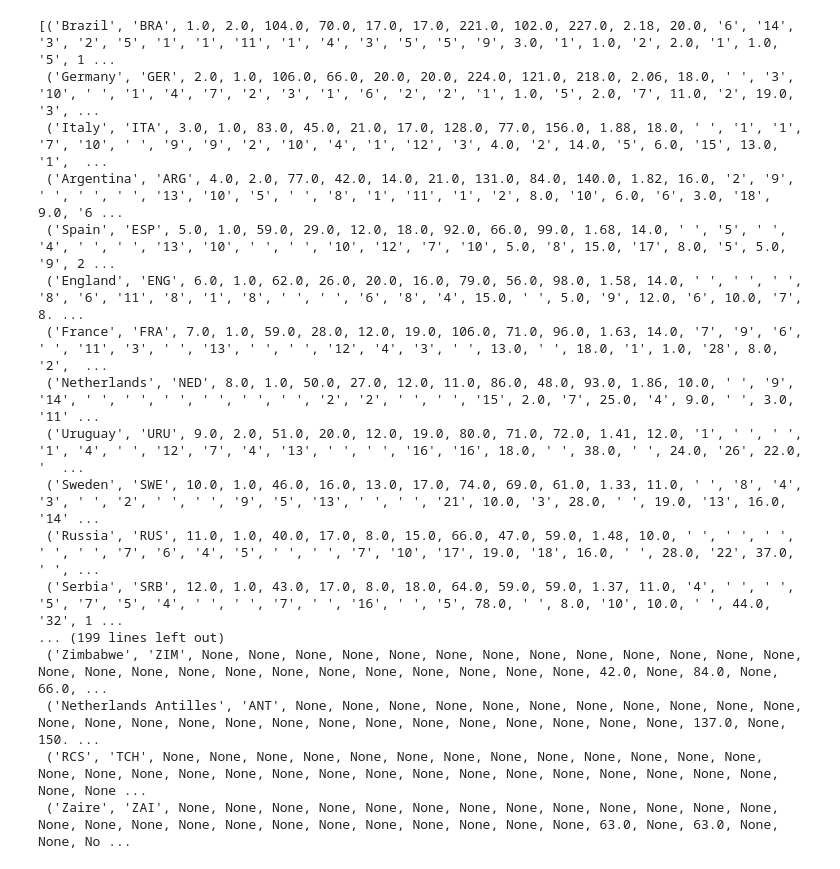
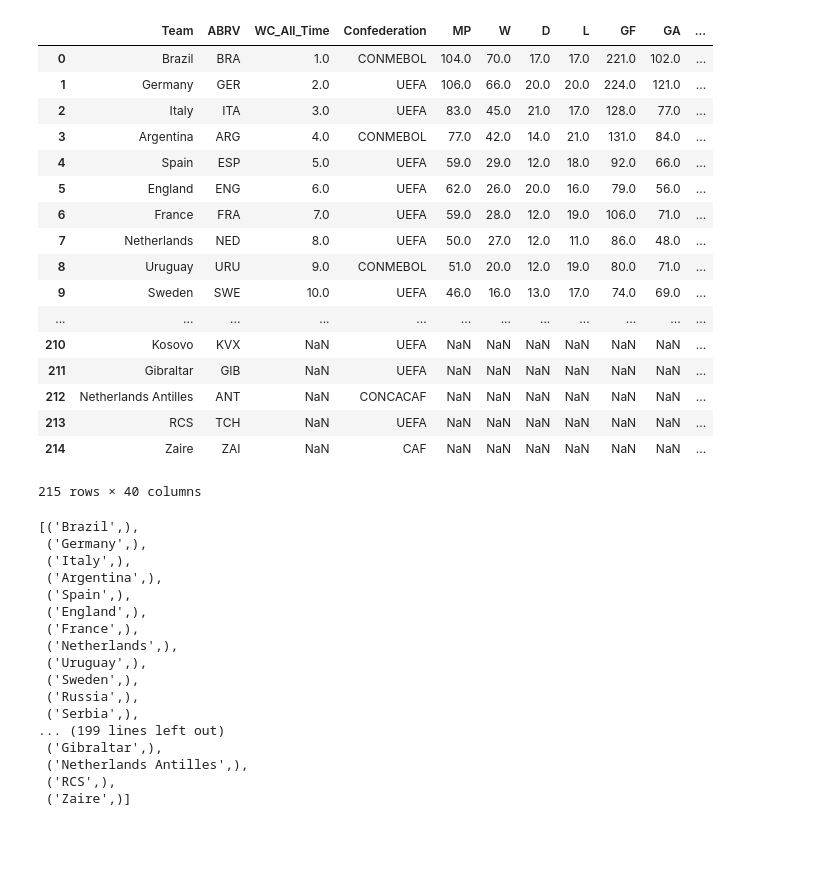
Before and after one commit to imtheaaron/World-Cup-Analysis, a Jupyter notebook: data/WC_to_SQLite.ipynb, the cells around one changed output. Saved outputs shown, nothing was run; the diff lists cells and outputs as text; code cells hidden in the pictures; blank space fills up the shorter version.

```diff
--- a/data/WC_to_SQLite.ipynb
+++ b/data/WC_to_SQLite.ipynb
@@ -7,23 +7,44 @@ engine = create_engine('sqlite:///C:\\Users\\zulim2\\Downloads\\Analytics\\World
 # %%
 df = pd.read_csv("World_Cup_Data_Combined.csv")
 df.to_sql("world_cup_db", con=engine, if_exists='fail', index=False)
+# %%
+df
+# %% [output]
+|  | Team | ABRV | WC_All_Time | Confederation | MP | W | D | L | GF | GA | ... |
+| 0 | Brazil | BRA | 1.0 | CONMEBOL | 104.0 | 70.0 | 17.0 | 17.0 | 221.0 | 102.0 | ... |
+| 1 | Germany | GER | 2.0 | UEFA | 106.0 | 66.0 | 20.0 | 20.0 | 224.0 | 121.0 | ... |
+| 2 | Italy | ITA | 3.0 | UEFA | 83.0 | 45.0 | 21.0 | 17.0 | 128.0 | 77.0 | ... |
+| 3 | Argentina | ARG | 4.0 | CONMEBOL | 77.0 | 42.0 | 14.0 | 21.0 | 131.0 | 84.0 | ... |
+| 4 | Spain | ESP | 5.0 | UEFA | 59.0 | 29.0 | 12.0 | 18.0 | 92.0 | 66.0 | ... |
+| 5 | England | ENG | 6.0 | UEFA | 62.0 | 26.0 | 20.0 | 16.0 | 79.0 | 56.0 | ... |
+| 6 | France | FRA | 7.0 | UEFA | 59.0 | 28.0 | 12.0 | 19.0 | 106.0 | 71.0 | ... |
+| 7 | Netherlands | NED | 8.0 | UEFA | 50.0 | 27.0 | 12.0 | 11.0 | 86.0 | 48.0 | ... |
+| 8 | Uruguay | URU | 9.0 | CONMEBOL | 51.0 | 20.0 | 12.0 | 19.0 | 80.0 | 71.0 | ... |
+| 9 | Sweden | SWE | 10.0 | UEFA | 46.0 | 16.0 | 13.0 | 17.0 | 74.0 | 69.0 | ... |
+| ... | ... | ... | ... | ... | ... | ... | ... | ... | ... | ... | ... |
+| 210 | Kosovo | KVX | NaN | UEFA | NaN | NaN | NaN | NaN | NaN | NaN | ... |
+| 211 | Gibraltar | GIB | NaN | UEFA | NaN | NaN | NaN | NaN | NaN | NaN | ... |
+| 212 | Netherlands Antilles | ANT | NaN | CONCACAF | NaN | NaN | NaN | NaN | NaN | NaN | ... |
+| 213 | RCS | TCH | NaN | UEFA | NaN | NaN | NaN | NaN | NaN | NaN | ... |
+| 214 | Zaire | ZAI | NaN | CAF | NaN | NaN | NaN | NaN | NaN | NaN | ... |
+215 rows × 40 columns
 # %%
-engine.execute("SELECT * FROM world_cup_db").fetchall()
+engine.execute("SELECT Team FROM world_cup_db").fetchall()
 # %% [output]
-[('Brazil', 'BRA', 1.0, 2.0, 104.0, 70.0, 17.0, 17.0, 221.0, 102.0, 227.0, 2.18, 20.0, '6', '14', '3', '2', '5', '1', '1', '11', '1', '4', '3', '5', '5', '9', 3.0, '1', 1.0, '2', 2.0, '1', 1.0, '5', 1 ...
- ('Germany', 'GER', 2.0, 1.0, 106.0, 66.0, 20.0, 20.0, 224.0, 121.0, 218.0, 2.06, 18.0, ' ', '3', '10', ' ', '1', '4', '7', '2', '3', '1', '6', '2', '2', '1', 1.0, '5', 2.0, '7', 11.0, '2', 19.0, '3', ...
- ('Italy', 'ITA', 3.0, 1.0, 83.0, 45.0, 21.0, 17.0, 128.0, 77.0, 156.0, 1.88, 18.0, ' ', '1', '1', '7', '10', ' ', '9', '9', '2', '10', '4', '1', '12', '3', 4.0, '2', 14.0, '5', 6.0, '15', 13.0, '1',  ...
- ('Argentina', 'ARG', 4.0, 2.0, 77.0, 42.0, 14.0, 21.0, 131.0, 84.0, 140.0, 1.82, 16.0, '2', '9', ' ', ' ', ' ', '13', '10', '5', ' ', '8', '1', '11', '1', '2', 8.0, '10', 6.0, '6', 3.0, '18', 9.0, '6 ...
- ('Spain', 'ESP', 5.0, 1.0, 59.0, 29.0, 12.0, 18.0, 92.0, 66.0, 99.0, 1.68, 14.0, ' ', '5', ' ', '4', ' ', ' ', '13', '10', ' ', ' ', '10', '12', '7', '10', 5.0, '8', 15.0, '17', 8.0, '5', 5.0, '9', 2 ...
- ('England', 'ENG', 6.0, 1.0, 62.0, 26.0, 20.0, 16.0, 79.0, 56.0, 98.0, 1.58, 14.0, ' ', ' ', ' ', '8', '6', '11', '8', '1', '8', ' ', ' ', '6', '8', '4', 15.0, ' ', 5.0, '9', 12.0, '6', 10.0, '7', 8. ...
- ('France', 'FRA', 7.0, 1.0, 59.0, 28.0, 12.0, 19.0, 106.0, 71.0, 96.0, 1.63, 14.0, '7', '9', '6', ' ', '11', '3', ' ', '13', ' ', ' ', '12', '4', '3', ' ', 13.0, ' ', 18.0, '1', 1.0, '28', 8.0, '2',  ...
- ('Netherlands', 'NED', 8.0, 1.0, 50.0, 27.0, 12.0, 11.0, 86.0, 48.0, 93.0, 1.86, 10.0, ' ', '9', '14', ' ', ' ', ' ', ' ', ' ', ' ', '2', '2', ' ', ' ', '15', 2.0, '7', 25.0, '4', 9.0, ' ', 3.0, '11' ...
- ('Uruguay', 'URU', 9.0, 2.0, 51.0, 20.0, 12.0, 19.0, 80.0, 71.0, 72.0, 1.41, 12.0, '1', ' ', ' ', '1', '4', ' ', '12', '7', '4', '13', ' ', ' ', '16', '16', 18.0, ' ', 38.0, ' ', 24.0, '26', 22.0, '  ...
- ('Sweden', 'SWE', 10.0, 1.0, 46.0, 16.0, 13.0, 17.0, 74.0, 69.0, 61.0, 1.33, 11.0, ' ', '8', '4', '3', ' ', '2', ' ', ' ', '9', '5', '13', ' ', ' ', '21', 10.0, '3', 28.0, ' ', 19.0, '13', 16.0, '14' ...
- ('Russia', 'RUS', 11.0, 1.0, 40.0, 17.0, 8.0, 15.0, 66.0, 47.0, 59.0, 1.48, 10.0, ' ', ' ', ' ', ' ', ' ', '7', '6', '4', '5', ' ', ' ', '7', '10', '17', 19.0, '18', 16.0, ' ', 28.0, '22', 37.0, ' ', ...
- ('Serbia', 'SRB', 12.0, 1.0, 43.0, 17.0, 8.0, 18.0, 64.0, 59.0, 59.0, 1.37, 11.0, '4', ' ', ' ', '5', '7', '5', '4', ' ', ' ', '7', ' ', '16', ' ', '5', 78.0, ' ', 8.0, '10', 10.0, ' ', 44.0, '32', 1 ...
+[('Brazil',),
+ ('Germany',),
+ ('Italy',),
+ ('Argentina',),
+ ('Spain',),
+ ('England',),
+ ('France',),
+ ('Netherlands',),
+ ('Uruguay',),
+ ('Sweden',),
+ ('Russia',),
+ ('Serbia',),
 ... (199 lines left out)
- ('Zimbabwe', 'ZIM', None, None, None, None, None, None, None, None, None, None, None, None, None, None, None, None, None, None, None, None, None, None, None, None, None, 42.0, None, 84.0, None, 66.0, ...
- ('Netherlands Antilles', 'ANT', None, None, None, None, None, None, None, None, None, None, None, None, None, None, None, None, None, None, None, None, None, None, None, None, None, 137.0, None, 150. ...
- ('RCS', 'TCH', None, None, None, None, None, None, None, None, None, None, None, None, None, None, None, None, None, None, None, None, None, None, None, None, None, None, None, None, None, None, None ...
- ('Zaire', 'ZAI', None, None, None, None, None, None, None, None, None, None, None, None, None, None, None, None, None, None, None, None, None, None, None, None, None, 63.0, None, 63.0, None, None, No ...
+ ('Gibraltar',),
+ ('Netherlands Antilles',),
+ ('RCS',),
+ ('Zaire',)]
```
Also changed, not shown: 3 other files.
